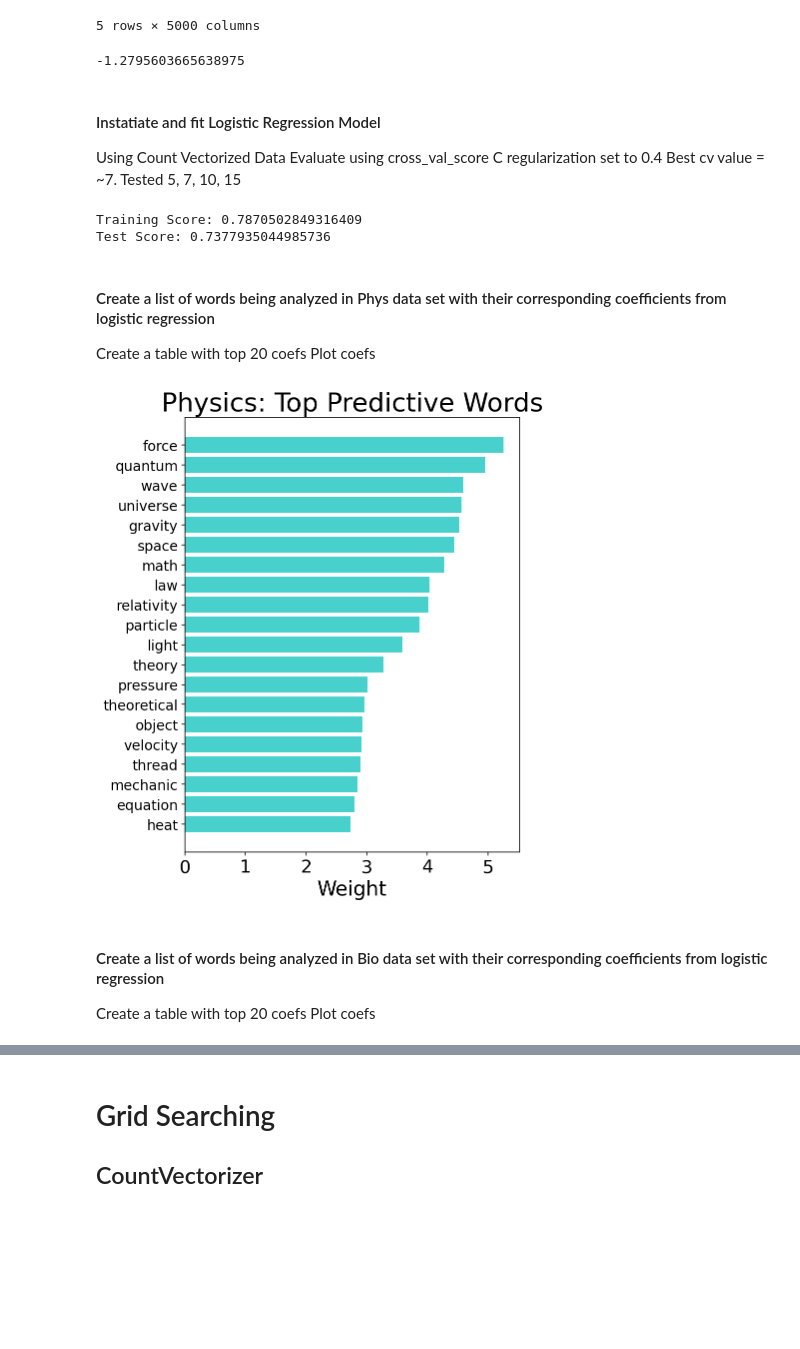
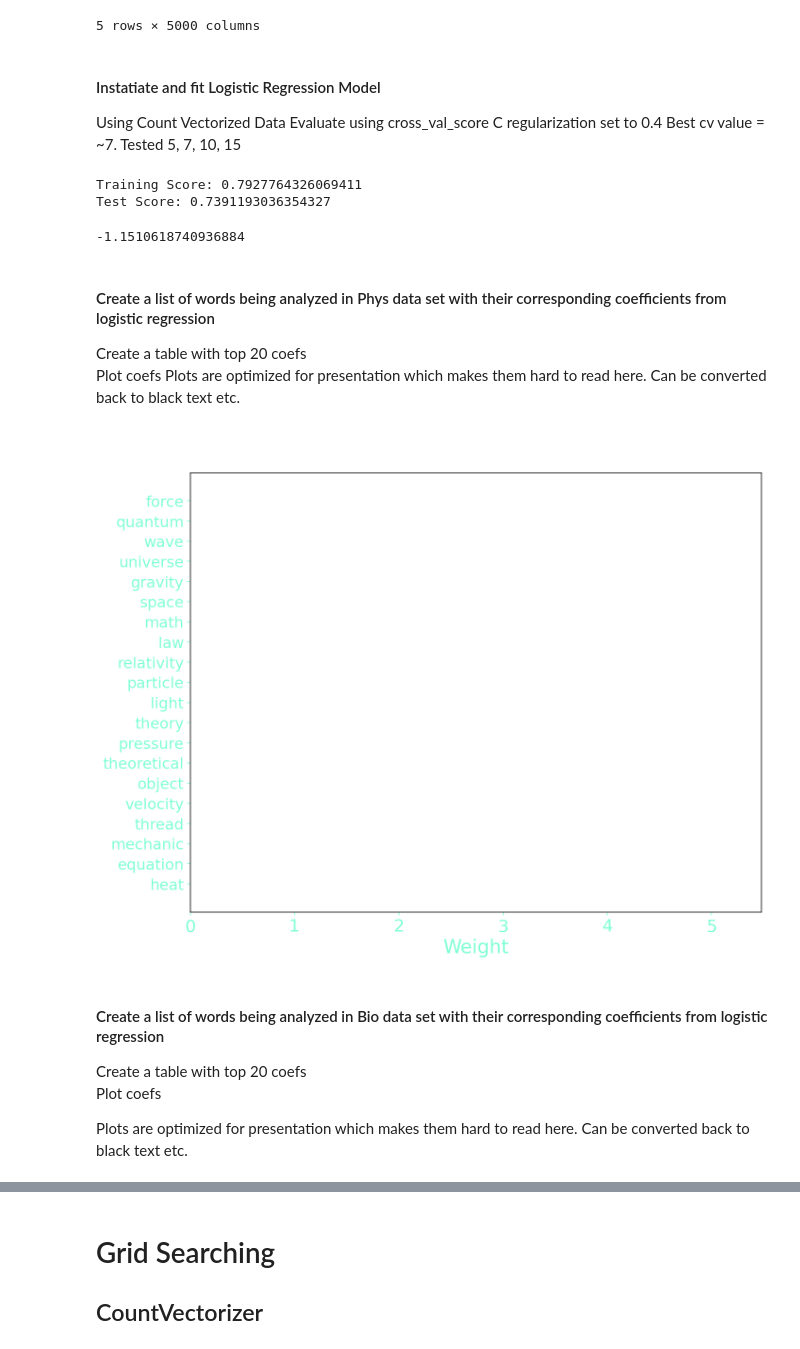
Before and after one commit to soulclimberchick/Publication-Topic-Classification, a Jupyter notebook: Code.ipynb, the cells around one changed output, grey strips where cells are left out. Cells and saved outputs as stored; diff of their text form; code cells hidden in the pictures; blank space fills up the shorter version.

```diff
--- a/Code.ipynb
+++ b/Code.ipynb
@@ -105,5 +102,5 @@ my_stop_words = text.ENGLISH_STOP_WORDS.union(['biology', 'physics', 'question',
                                                'good', 'just', 'thing', 'way', 'idea', 'long', 'high',
                                                'student', 'start', 'different', 'problem', 'study',
                                                'learn', 'textbook', 'understand', 'research',
-                                               'possible', 'want', 'make', 'bio', 'biologist', 'physicist',
-                                              'really', 'master', 'degree', '*ology'])
+                                               'possible', 'want', 'make', 'biologist', 'physicist',
+                                              'really', 'master', 'degree'])
@@ -170,11 +173,6 @@ X_train_df.head()
 | 3 | 0 | 0 | 0 | 0 | 0 | 0 | 0 | 0 | 0 | 0 | ... |
 | 4 | 0 | 0 | 0 | 0 | 0 | 0 | 0 | 0 | 0 | 0 | ... |
 5 rows × 5000 columns
-# %%
-lir = LinearRegression().fit(X_train_cv, y_train)
-lir.score(X_test_cv, y_test)
-# %% [output]
--1.2795603665638975
 # %% [markdown]
 #### Instatiate and fit Logistic Regression Model
 Using Count Vectorized Data
@@ -184,33 +182,45 @@ Best cv value = ~7. Tested 5, 7, 10, 15
 # %%
 lr = LogisticRegression(C=.4)
 lr.fit(X_train_cv, y_train)
+y_pred = lr.predict(y_test_cv)
 
 print(f'Training Score: {cross_val_score(lr, X_train_cv, y_train, cv=7).mean()}')
 print(f'Test Score: {cross_val_score(lr, X_test_cv, y_test, cv=7).mean()}')
 # %% [output]
-Training Score: 0.7870502849316409
-Test Score: 0.7377935044985736
+Training Score: 0.7927764326069411
+Test Score: 0.7391193036354327
+# %%
+lir = LinearRegression().fit(X_train_cv, y_train)
+lir.score(X_test_cv, y_pred)
+# %% [output]
+-1.1510618740936884
 # %% [markdown]
 #### Create a list of words being analyzed in Phys data set with their corresponding coefficients from logistic regression
 Create a table with top 20 coefs
 Plot coefs
+Plots are optimized for presentation which makes them hard to read here. Can be converted back to black text etc.
 # %%
 log_coefs = pd.DataFrame(list(zip(X_train_df, np.exp(lr.coef_[0]))))
 
 table = log_coefs.sort_values(1, ascending=False).head(20)
 
-plt.figure(figsize=(6,8))
+plt.figure(figsize=(10,8))
 # Grab physics data
-plt.barh(table[0], table[1], color='mediumturquoise')
-plt.xlabel('Weight', fontsize=20)
-plt.xticks(fontsize=18)
+plt.barh(table[0], table[1], color='white')
+plt.xlabel('Weight', fontsize=20, color='aquamarine')
+plt.xticks(fontsize=18, color='aquamarine' )
 plt.ylim(plt.ylim()[::-1])
-plt.yticks(fontsize=14)
-plt.title('Physics: Top Predictive Words', fontsize=26);
+plt.yticks(fontsize=16, color='aquamarine')
+plt.title(r"$\bf{Physics:\ Top\ Predictive\ Words}$", fontsize=24, color='white', pad=20)
+plt.tick_params(color='aquamarine');
+plt.savefig('Visuals/physics_word_importance.png', dpi=360, transparent=True)
+plt.tight_layout();
 # %% [output]
-[figure, old version]
+[figure, new version]
 # %% [markdown]
 #### Create a list of words being analyzed in Bio data set with their corresponding coefficients from logistic regression
 Create a table with top 20 coefs
 Plot coefs
+
+Plots are optimized for presentation which makes them hard to read here. Can be converted back to black text etc.
 # %%
```
Also changed, not shown: parts of 46 cells of this notebook, 8 other files.
